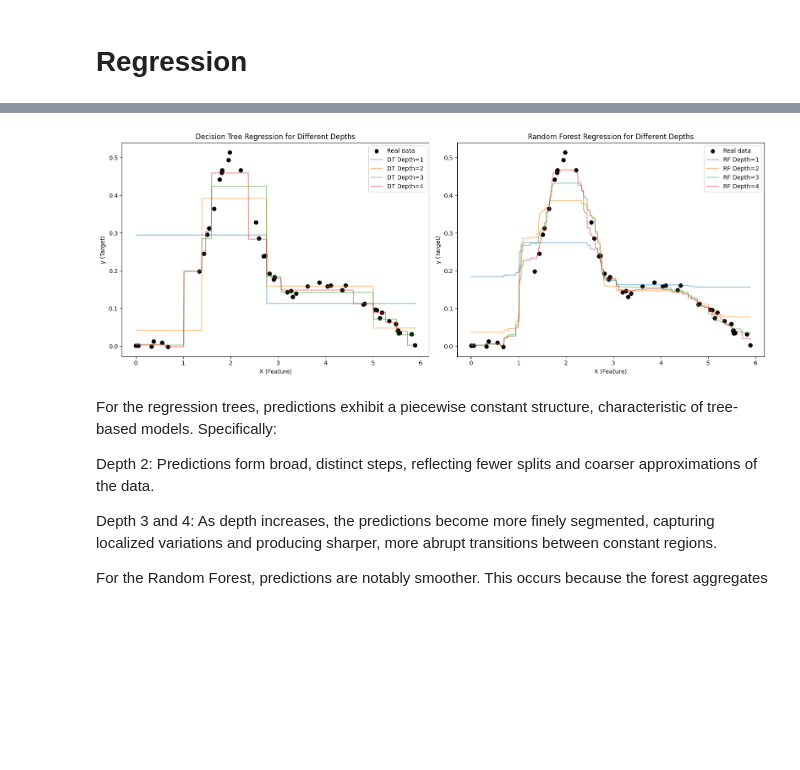
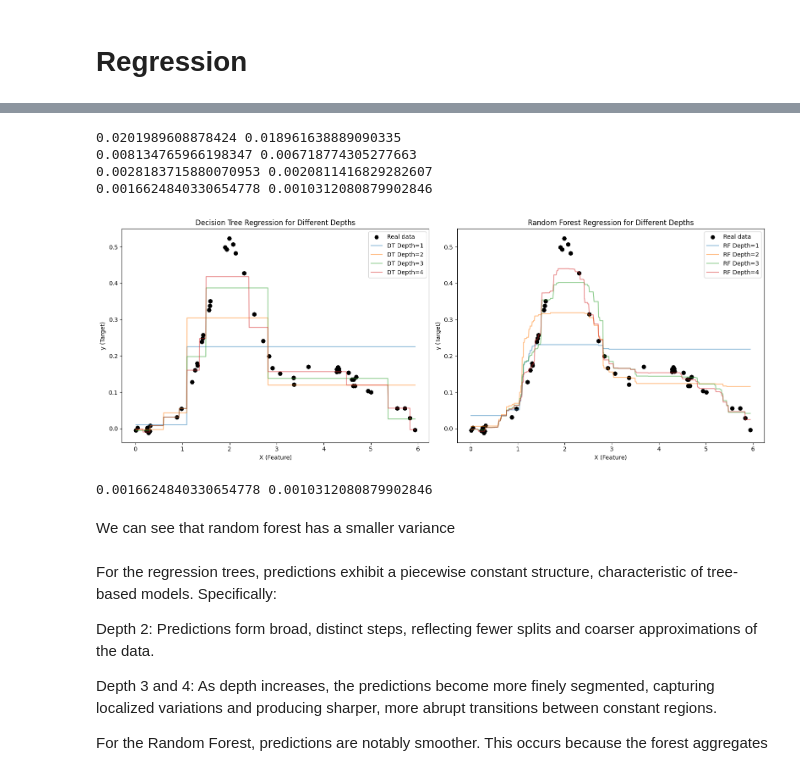
Before and after one commit to LuizFonteles/ada_boost_and_ensembles_trees.ipynb, a Jupyter notebook: ensembles-students.ipynb, the cells around one changed output, grey strips where cells are left out. Drawn from its saved outputs; the diff is of its cells as text; code cells hidden in the pictures; blank space fills up the shorter version.

```diff
--- a/ensembles-students.ipynb
+++ b/ensembles-students.ipynb
@@ -291,6 +290,7 @@ for max_depth in max_depth_values:
     y_pred_tree = clf_tree.predict(X_test)
     score_tree = metrics.r2_score(y_test, y_pred_tree)
     scores_tree.append(score_tree)
+    var_tree = sum((y_test-y_pred_tree)**2)/(len(y_test)-1)
 
     # Random Forest Regressor
     clf_rf = RandomForestRegressor(criterion='squared_error', max_depth=max_depth, random_state=1)
@@ -298,34 +298,44 @@ for max_depth in max_depth_values:
     y_pred_rf = clf_rf.predict(X_test)
     score_rf = metrics.r2_score(y_test, y_pred_rf)
     scores_rf.append(score_rf)
+    var_rf = sum((y_test-y_pred_rf)**2)/(len(y_test)-1)
 
     # Plotting Decision Tree Regression results
     axs[0].scatter(X, y, color='black', label='Real data' if max_depth == 1 else "")
     X_grid = np.linspace(X.min(), X.max(), 1000).reshape(-1, 1)
     y_grid_tree = clf_tree.predict(X_grid)
     axs[0].plot(X_grid, y_grid_tree, label=f'DT Depth={max_depth}', alpha=.5)
 
     # Plotting Random Forest Regression results
     axs[1].scatter(X, y, color='black', label='Real data' if max_depth == 1 else "")
     X_grid = np.linspace(X.min(), X.max(), 1000).reshape(-1, 1)
     y_grid_rf = clf_rf.predict(X_grid)
     axs[1].plot(X_grid, y_grid_rf, label=f'RF Depth={max_depth}', alpha=.5)
+    print(var_tree,var_rf)
 
 
 axs[0].set_title('Decision Tree Regression for Different Depths')
 axs[0].set_xlabel('X (Feature)')
 axs[0].set_ylabel('y (Target)')
 axs[0].legend(loc="best")
 
 axs[1].set_title('Random Forest Regression for Different Depths')
 axs[1].set_xlabel('X (Feature)')
 axs[1].set_ylabel('y (Target)')
 axs[1].legend(loc="best")
 
 plt.tight_layout()
 plt.show()
+print(var_tree,var_rf)
 # %% [output]
+0.0201989608878424 0.018961638889090335
+0.008134765966198347 0.006718774305277663
+0.0028183715880070953 0.0020811416829282607
+0.0016624840330654778 0.0010312080879902846
-[figure, old version]
+[figure, new version]
+0.0016624840330654778 0.0010312080879902846
+# %% [markdown]
+We can see that random forest has a smaller variance
 # %% [markdown]
 For the regression trees, predictions exhibit a piecewise constant structure, characteristic of tree-based models. Specifically:
 
```
Also changed, not shown: parts of 19 cells of this notebook, 3 other files.
